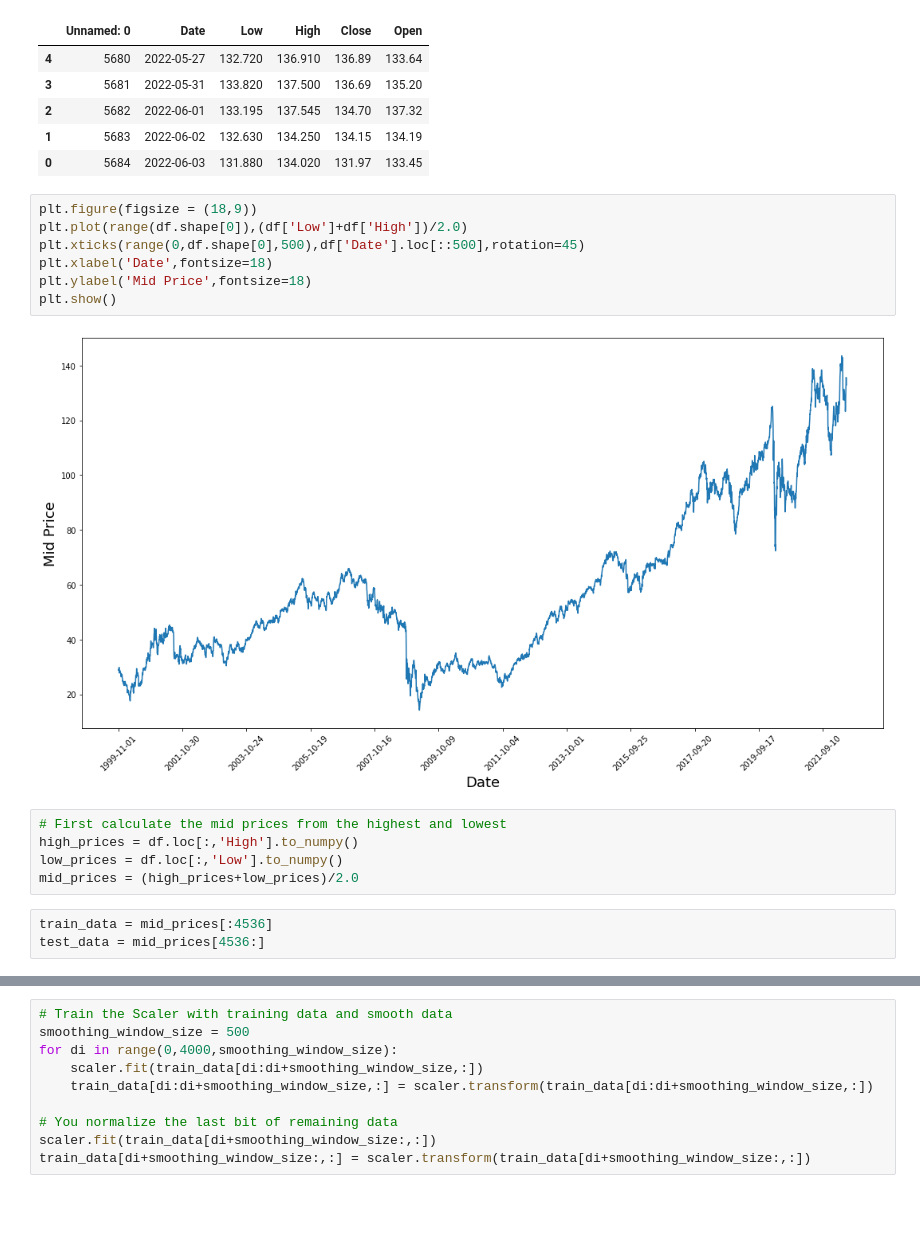
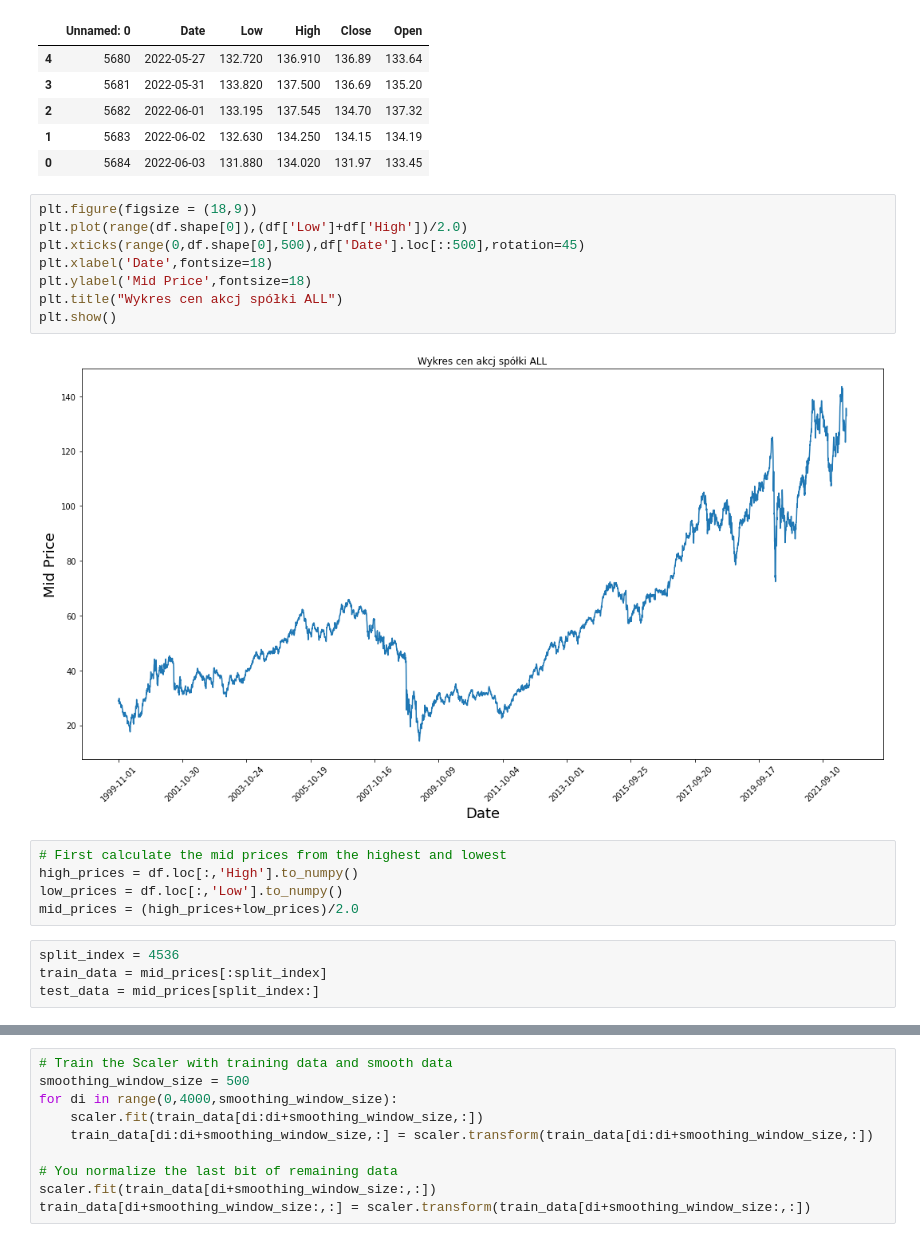
Before and after one commit to Oliwer-Krupa/Stock-market-prediction, a Jupyter notebook: Stock_market_prediction.ipynb, the cells around one changed output, grey strips where cells are left out. Drawn from its saved outputs; the diff is of its cells as text; blank space fills up the shorter version.

```diff
--- a/Stock_market_prediction.ipynb
+++ b/Stock_market_prediction.ipynb
@@ -78,17 +79,19 @@ df.tail()
 # %%
 plt.figure(figsize = (18,9))
 plt.plot(range(df.shape[0]),(df['Low']+df['High'])/2.0)
 plt.xticks(range(0,df.shape[0],500),df['Date'].loc[::500],rotation=45)
 plt.xlabel('Date',fontsize=18)
 plt.ylabel('Mid Price',fontsize=18)
+plt.title("Wykres cen akcj spółki ALL")
 plt.show()
 # %% [output]
-[figure, old version]
+[figure, new version]
 # %%
 # First calculate the mid prices from the highest and lowest
 high_prices = df.loc[:,'High'].to_numpy()
 low_prices = df.loc[:,'Low'].to_numpy()
 mid_prices = (high_prices+low_prices)/2.0
-# %%
-train_data = mid_prices[:4536]
-test_data = mid_prices[4536:]
+# %%
+split_index = 4536
+train_data = mid_prices[:split_index]
+test_data = mid_prices[split_index:]
```
Also changed, not shown: parts of 45 cells of this notebook.
